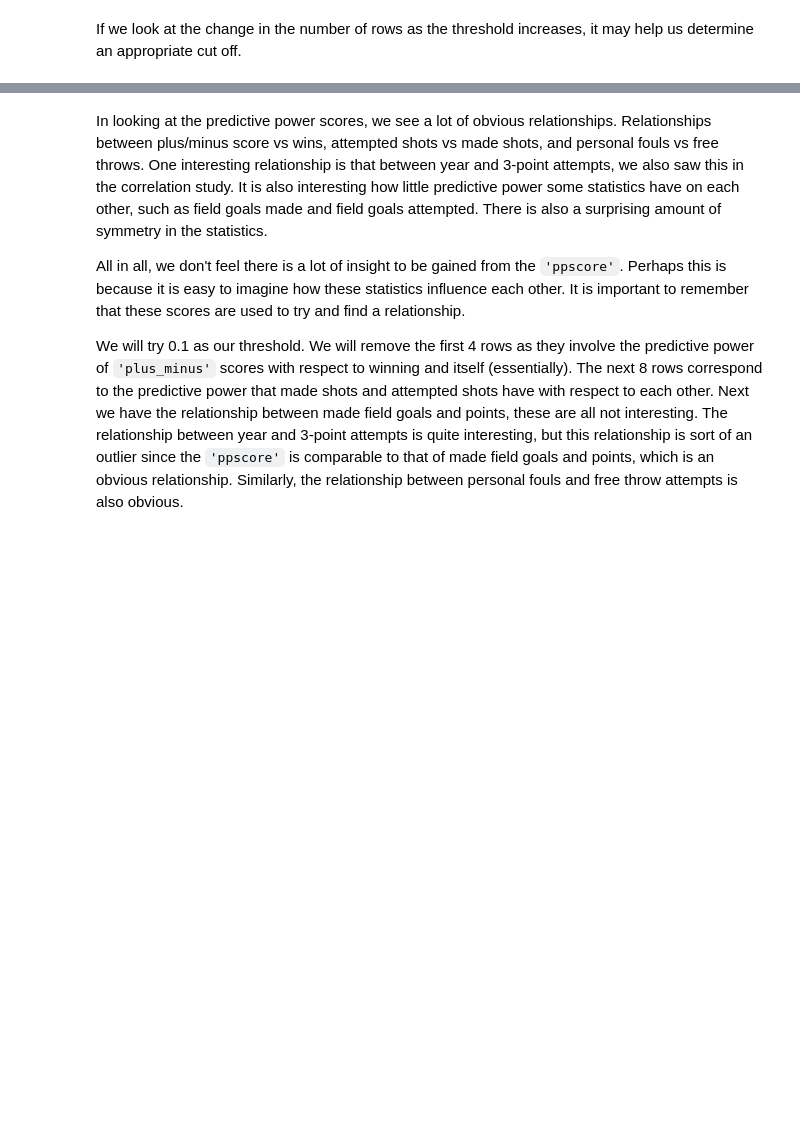
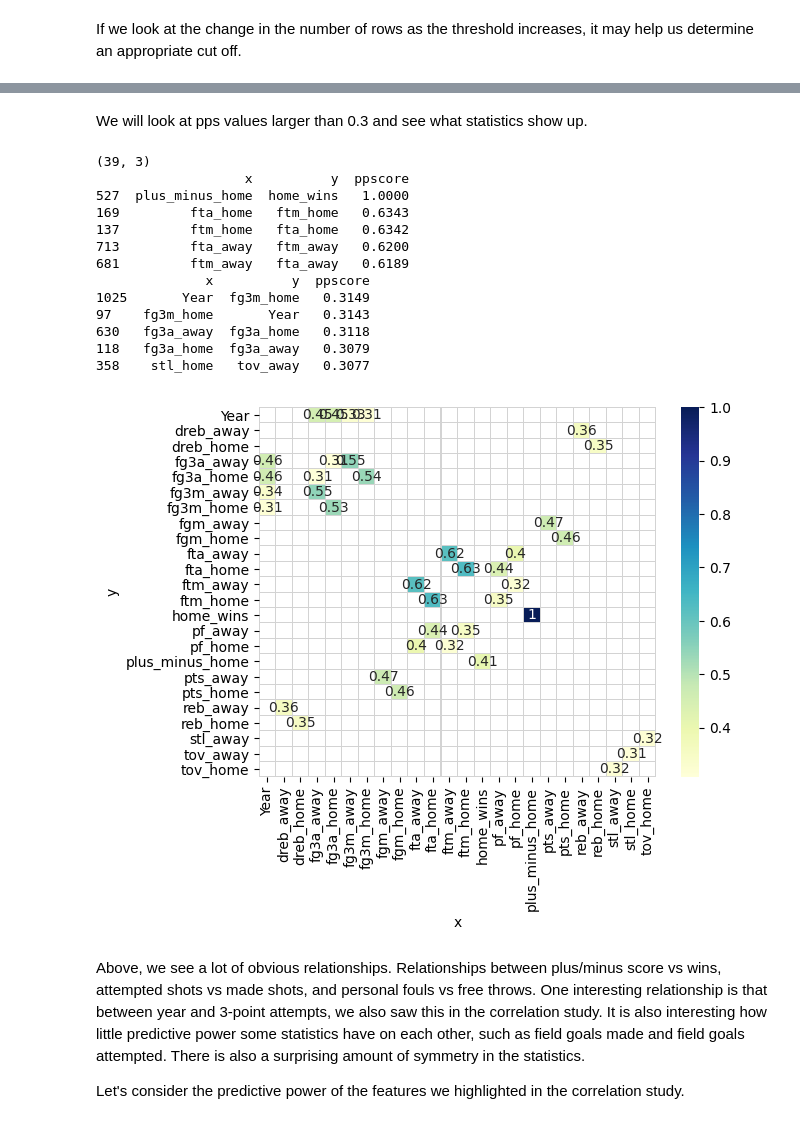
Before and after one commit to smtilson/pp5-ml-dashboard, a Jupyter notebook: jupyter_notebooks/03_Basic_Data_Analytics.ipynb, the cells around one changed output, grey strips where cells are left out. Saved outputs shown, nothing was run; the diff lists cells and outputs as text; code cells hidden in the pictures; blank space fills up the shorter version.

```diff
--- a/jupyter_notebooks/03_Basic_Data_Analytics.ipynb
+++ b/jupyter_notebooks/03_Basic_Data_Analytics.ipynb
@@ -344,6 +332,29 @@ plt.show()
+# %% [markdown]
+We will look at pps values larger than 0.3 and see what statistics show up.
+# %%
+pps_truncated = pps_rounded.query('ppscore > 0.3')
+print(pps_truncated.shape)
+print(pps_truncated.head())
+print(pps_truncated.iloc[-5:])
+pps_table = pps_truncated.pivot(columns='x', index='y', values='ppscore')
+sns.heatmap(pps_table, annot=True, cmap="YlGnBu", linewidth=0.05,linecolor='lightgrey', xticklabels=True, yticklabels=True)
+plt.show()
+# %% [output]
+(39, 3)
+                   x          y  ppscore
+527  plus_minus_home  home_wins   1.0000
+169         fta_home   ftm_home   0.6343
+137         ftm_home   fta_home   0.6342
+713         fta_away   ftm_away   0.6200
+681         ftm_away   fta_away   0.6189
+              x          y  ppscore
+1025       Year  fg3m_home   0.3149
+97    fg3m_home       Year   0.3143
+630   fg3a_away  fg3a_home   0.3118
+118   fg3a_home  fg3a_away   0.3079
+358    stl_home   tov_away   0.3077
+[figure, added]
 # %% [markdown]
-In looking at the predictive power scores, we see a lot of obvious relationships. Relationships between plus/minus score vs wins, attempted shots vs made shots, and personal fouls vs free throws. One interesting relationship is that between year and 3-point attempts, we also saw this in the correlation study. It is also interesting how little predictive power some statistics have on each other, such as field goals made and field goals attempted. There is also a surprising amount of symmetry in the statistics.
+Above, we see a lot of obvious relationships. Relationships between plus/minus score vs wins, attempted shots vs made shots, and personal fouls vs free throws. One interesting relationship is that between year and 3-point attempts, we also saw this in the correlation study. It is also interesting how little predictive power some statistics have on each other, such as field goals made and field goals attempted. There is also a surprising amount of symmetry in the statistics.
 
-All in all, we don't feel there is a lot of insight to be gained from the `'ppscore'`. Perhaps this is because it is easy to imagine how these statistics influence each other. It is important to remember that these scores are used to try and find a relationship.
-
-We will try 0.1 as our threshold. We will remove the first 4 rows as they involve the predictive power of `'plus_minus'` scores with respect to winning and itself (essentially). The next 8 rows correspond to the predictive power that made shots and attempted shots have with respect to each other. Next we have the relationship between made field goals and points, these are all not interesting. The relationship between year and 3-point attempts is quite interesting, but this relationship is sort of an outlier since the `'ppscore'` is comparable to that of made field goals and points, which is an obvious relationship. Similarly, the relationship between personal fouls and free throw attempts is also obvious.
+Let's consider the predictive power of the features we highlighted in the correlation study.
```
Also changed, not shown: parts of 26 cells of this notebook, 14 other files.
